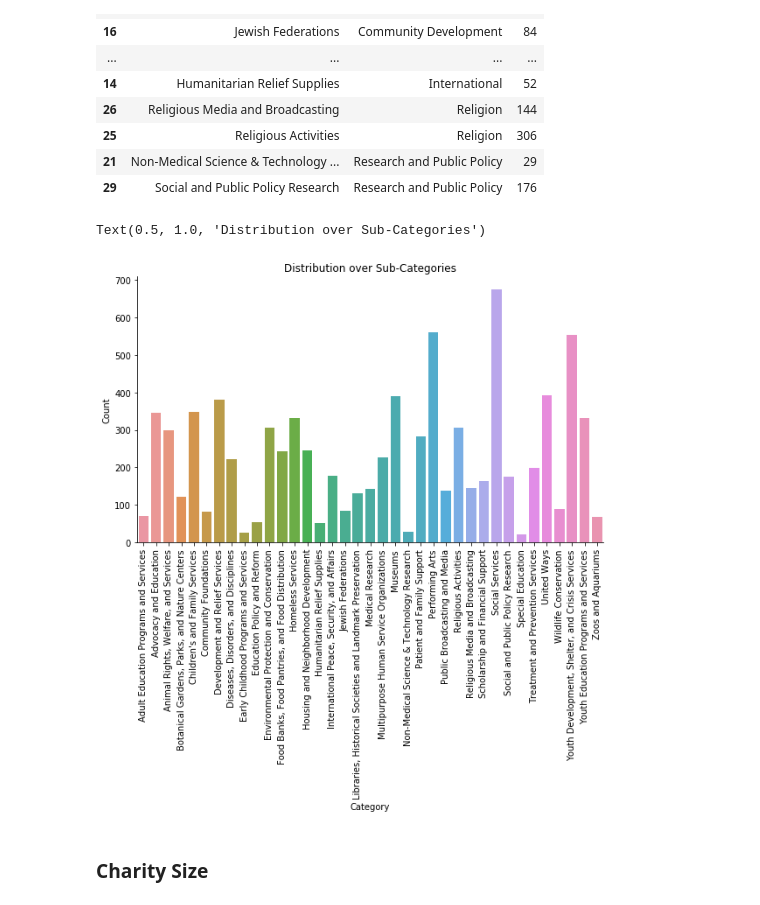
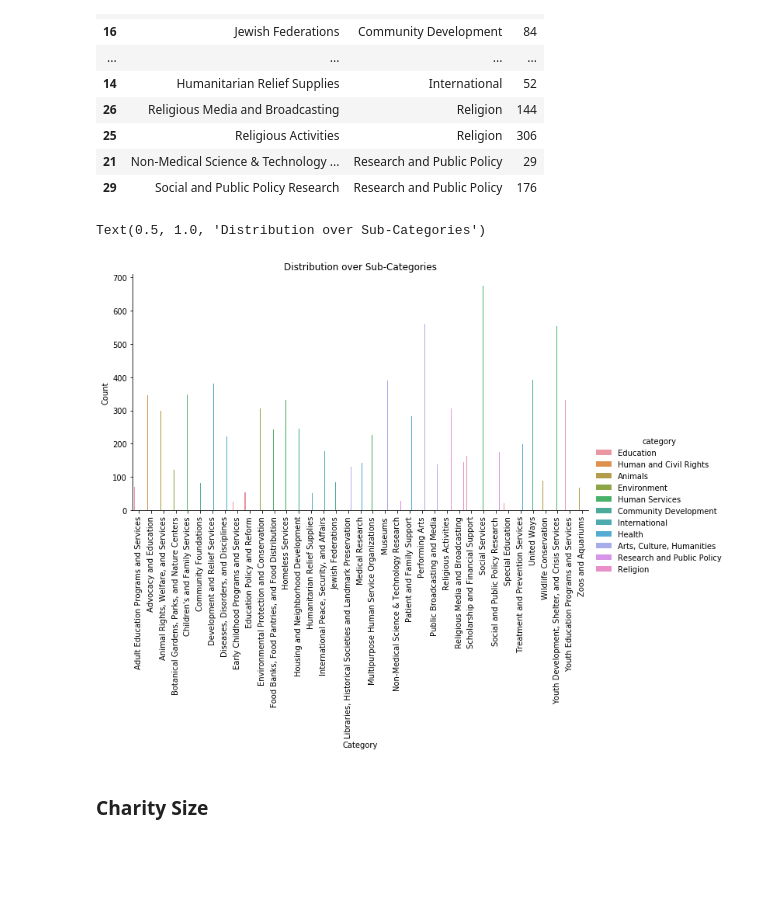
Before and after one commit to achanales/Giver, a Jupyter notebook: notebooks/1.0-eda_charity.ipynb, the cells around one changed output. Cells and saved outputs as stored; diff of their text form; code cells hidden in the pictures; blank space fills up the shorter version.

```diff
--- a/notebooks/1.0-eda_charity.ipynb
+++ b/notebooks/1.0-eda_charity.ipynb
@@ -11,7 +11,7 @@ Populating the interactive namespace from numpy and matplotlib
 # %% [markdown]
 ## Load Data
 # %%
-file_name = '/Users/avichanales/Dropbox/Insight/Project/insight_project/data/charity_data.csv'
+file_name = '/Users/avi/Dropbox/Insight/Project/insight_project/data/external/charity_data.csv'
 all_charity = pd.read_csv(file_name)
 # %%
 all_charity.columns
@@ -131,14 +125,14 @@ uw = all_charity[all_charity['subcategory'] == 'United Ways'].reset_index()
 # %%
 zoo = all_charity[all_charity['subcategory'] == 'Zoos and Aquariums'].reset_index()
 # %%
-sns.catplot(x = 'subcategory', y = 'ein', kind = 'bar', aspect = 2, data = subcat_count)
+sns.catplot(x = 'subcategory', y = 'ein', hue = 'category',kind = 'bar', aspect = 2, data = subcat_count)
 plt.xticks(rotation=90)
 plt.xlabel('Category')
 plt.ylabel('Count')
 plt.title('Distribution over Sub-Categories')
 # %% [output]
 Text(0.5, 1.0, 'Distribution over Sub-Categories')
-[figure, old version]
+[figure, new version]
 # %% [markdown]
 ### Charity Size
 # %%
```
Also changed, not shown: parts of 1 cell of this notebook, 6 other files.
